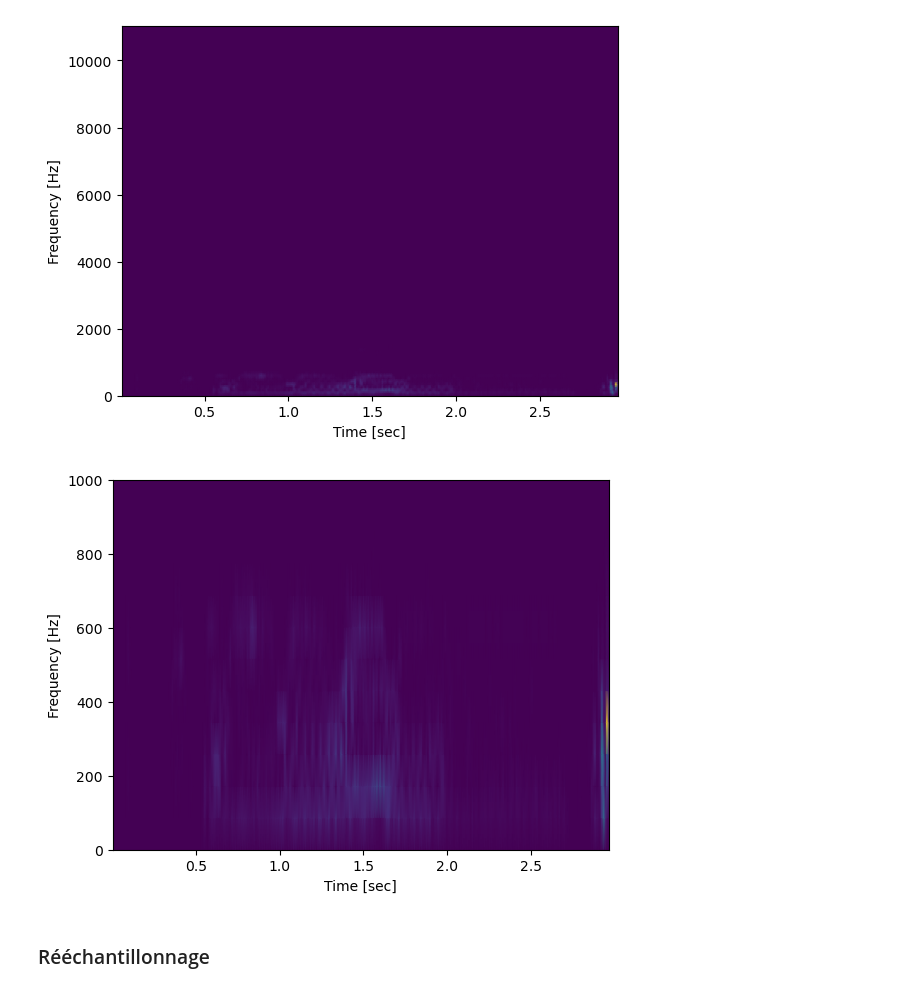
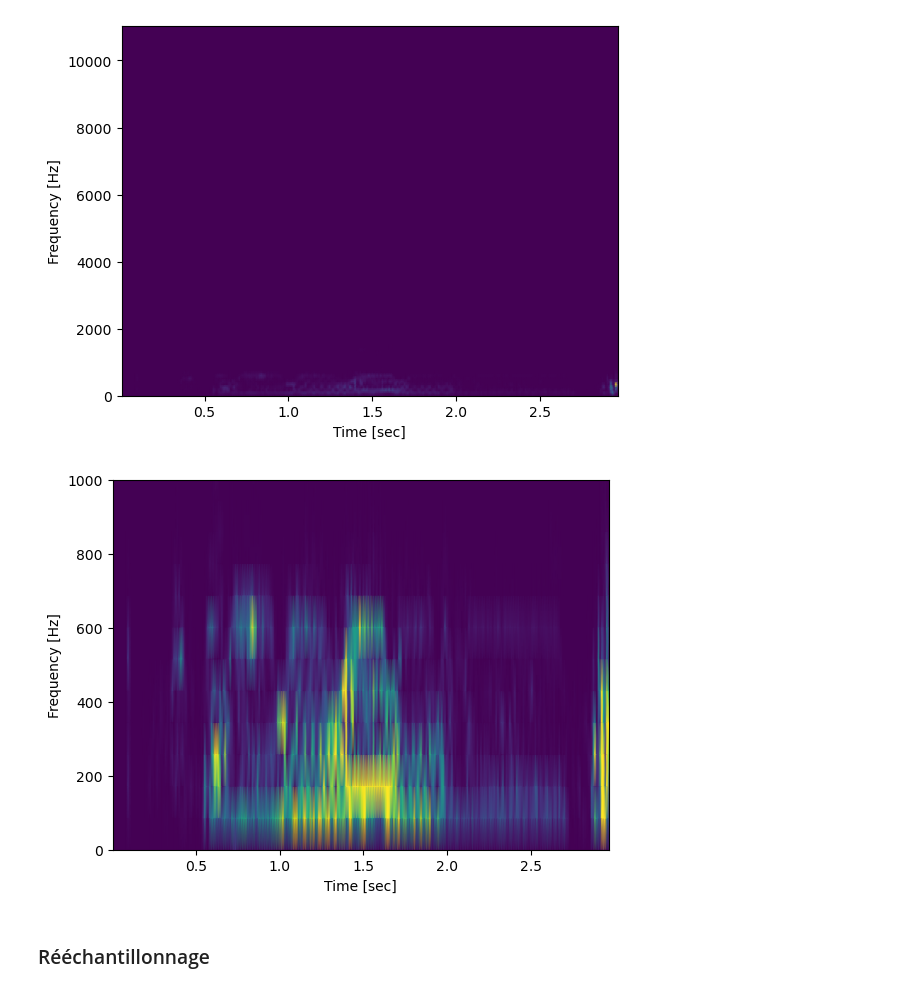
Before and after one commit to ArnaudGardille/Deep-Learning-Signal, a Jupyter notebook: dls_tp1.ipynb, the cells around one changed output. Saved outputs shown, nothing was run; the diff lists cells and outputs as text; code cells hidden in the pictures.

```diff
--- a/dls_tp1.ipynb
+++ b/dls_tp1.ipynb
@@ -96,13 +92,13 @@ plt.show()
 # %% [output]
 [figure]
 # %%
-plt.pcolormesh(t, f, Sxx, shading='gouraud')
+plt.pcolormesh(t, f,Sxx, shading='gouraud', vmax=Sxx.max() / 10)
 plt.ylabel('Frequency [Hz]')
 plt.xlabel('Time [sec]')
 plt.ylim(ymax=1000) #or yl
 plt.show()
 # %% [output]
-[figure, old version]
+[figure, new version]
 # %% [markdown]
 ### Rééchantillonnage
 # %% [markdown]
```
Also changed, not shown: parts of 11 cells of this notebook.
